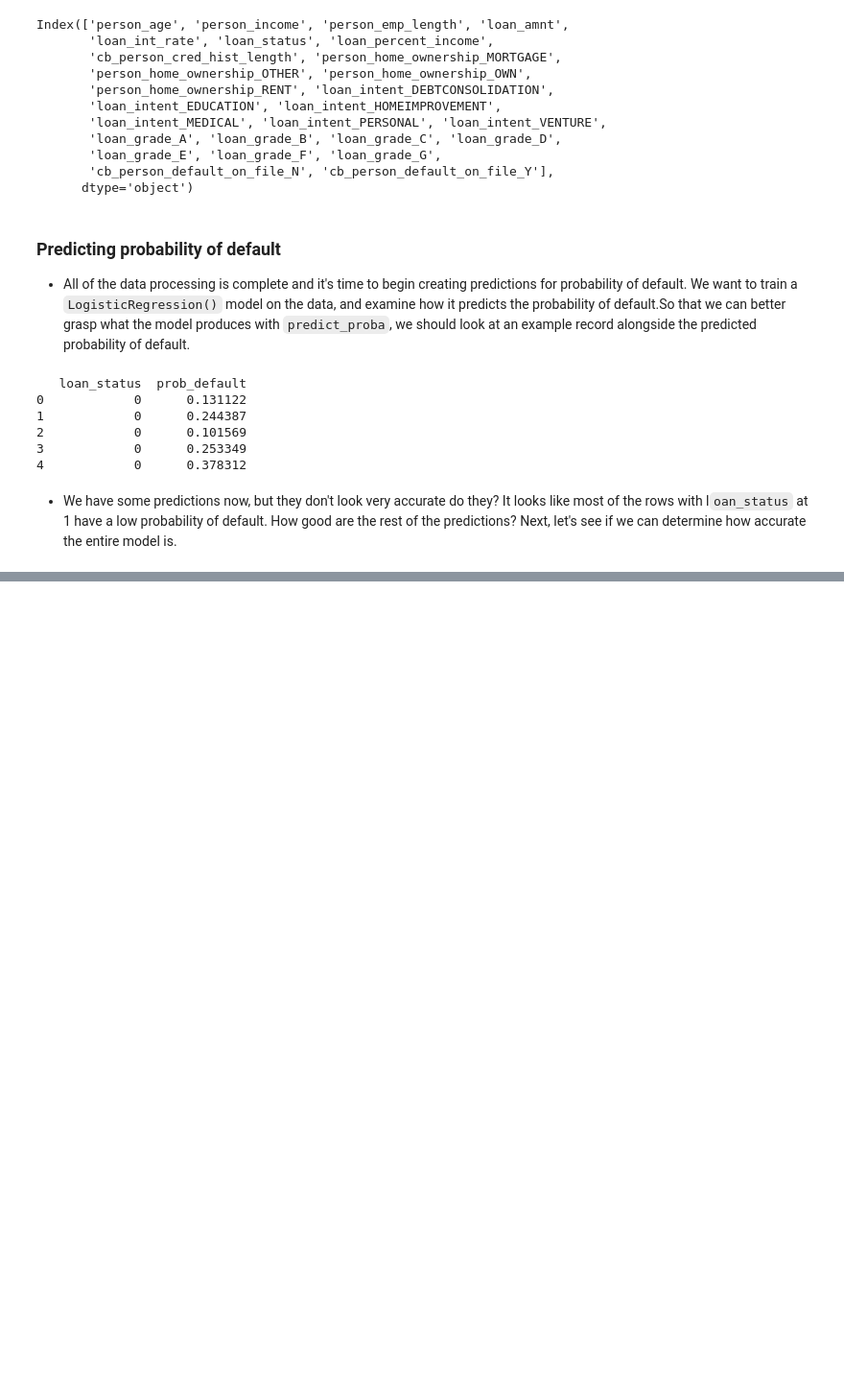
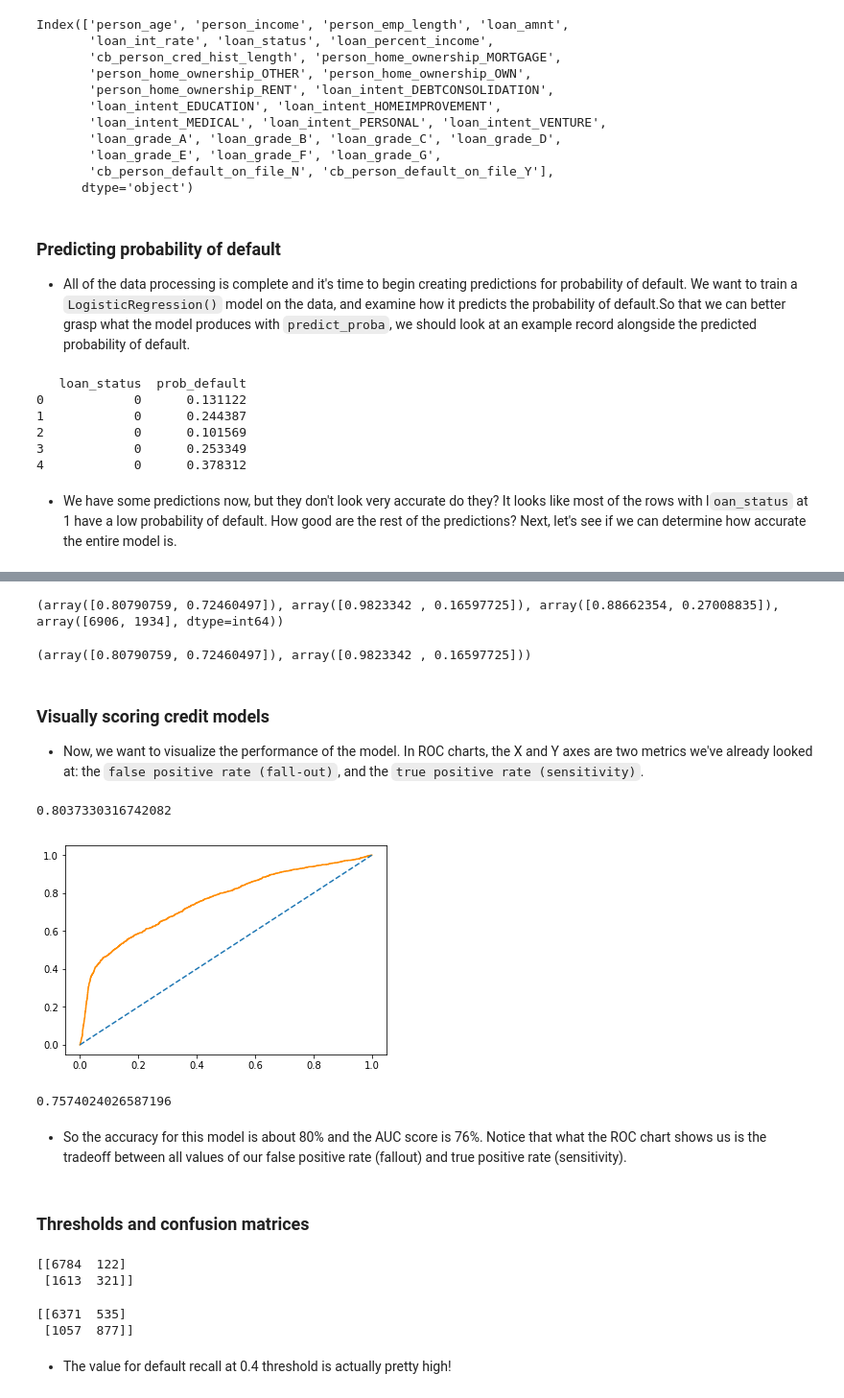
Before and after one commit to naikshubham/Credit-Risk-Modeling, a Jupyter notebook: notebooks/Credit Risk Modeling.ipynb, the cells around one changed output, grey strips where cells are left out. Shown: that part at 96% size. Cells and saved outputs as stored; diff of their text form; code cells hidden in the pictures; blank space fills up the shorter version.

```diff
--- a/notebooks/Credit Risk Modeling.ipynb
+++ b/notebooks/Credit Risk Modeling.ipynb
@@ -408,0 +567,64 @@ print(pd.concat([true_df.reset_index(drop = True), preds_df], axis = 1))
+# %%
+from sklearn.metrics import precision_recall_fscore_support
+
+# Print all the non-average values from the report
+print(precision_recall_fscore_support(y_test,preds_df['loan_status']))
+# %% [output]
+(array([0.80790759, 0.72460497]), array([0.9823342 , 0.16597725]), array([0.88662354, 0.27008835]), array([6906, 1934], dtype=int64))
+# %%
+# Print the first two numbers from the report
+print(precision_recall_fscore_support(y_test, preds_df['loan_status'])[:2])
+# %% [output]
+(array([0.80790759, 0.72460497]), array([0.9823342 , 0.16597725]))
+# %% [markdown]
+### Visually scoring credit models
+- Now, we want to visualize the performance of the model. In ROC charts, the X and Y axes are two metrics we've already looked at: the `false positive rate (fall-out)`, and the `true positive rate (sensitivity)`.
+# %%
+from sklearn.metrics import roc_auc_score, roc_curve
+
+# Create predictions and store them in a variable
+preds = clf_logistic.predict_proba(X_test)
+
+# Print the accuracy score the model
+print(clf_logistic.score(X_test, y_test))
+
+# Plot the ROC curve of the probabilities of default
+prob_default = preds[:, 1]
+fallout, sensitivity, thresholds = roc_curve(y_test, prob_default)
+plt.plot(fallout, sensitivity, color = 'darkorange')
+plt.plot([0, 1], [0, 1], linestyle='--')
+plt.show()
+
+# Compute the AUC and store it in a variable
+auc = roc_auc_score(y_test, prob_default)
+print(auc)
+# %% [output]
+0.8037330316742082
+[figure, added]
+0.7574024026587196
+# %% [markdown]
+- So the accuracy for this model is about 80% and the AUC score is 76%. Notice that what the ROC chart shows us is the tradeoff between all values of our false positive rate (fallout) and true positive rate (sensitivity).
+# %% [markdown]
+ ### Thresholds and confusion matrices
+# %%
+from sklearn.metrics import confusion_matrix
+
+# Set the threshold for defaults to 0.5
+preds_df['loan_status'] = preds_df['prob_default'].apply(lambda x: 1 if x > 0.5 else 0)
+
+# Print the confusion matrix
+print(confusion_matrix(y_test,preds_df['loan_status']))
+# %% [output]
+[[6784  122]
+ [1613  321]]
+# %%
+# Set the threshold for defaults to 0.4
+preds_df['loan_status'] = preds_df['prob_default'].apply(lambda x: 1 if x > 0.4 else 0)
+
+# Print the confusion matrix
+print(confusion_matrix(y_test,preds_df['loan_status']))
+# %% [output]
+[[6371  535]
+ [1057  877]]
+# %% [markdown]
+- The value for default recall at 0.4 threshold is actually pretty high!
```
Also changed, not shown: parts of 27 cells of this notebook.
